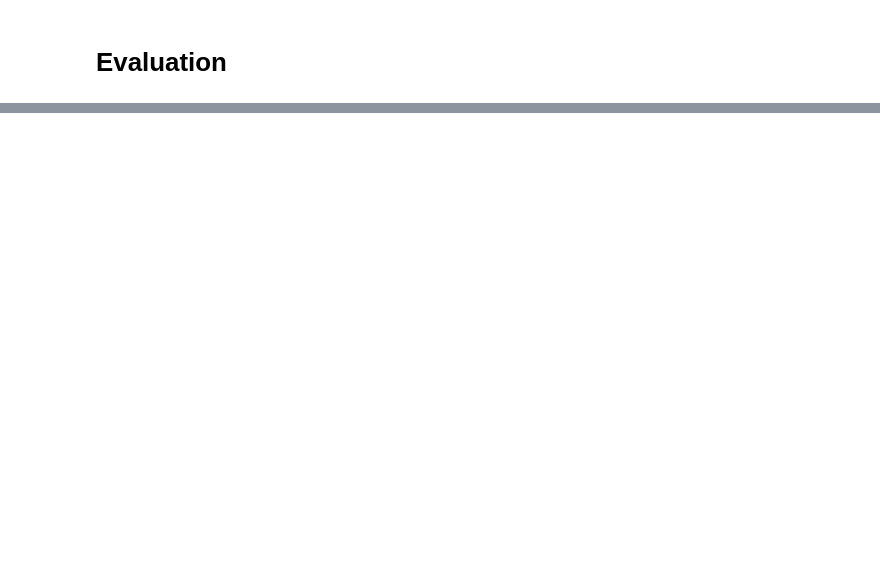
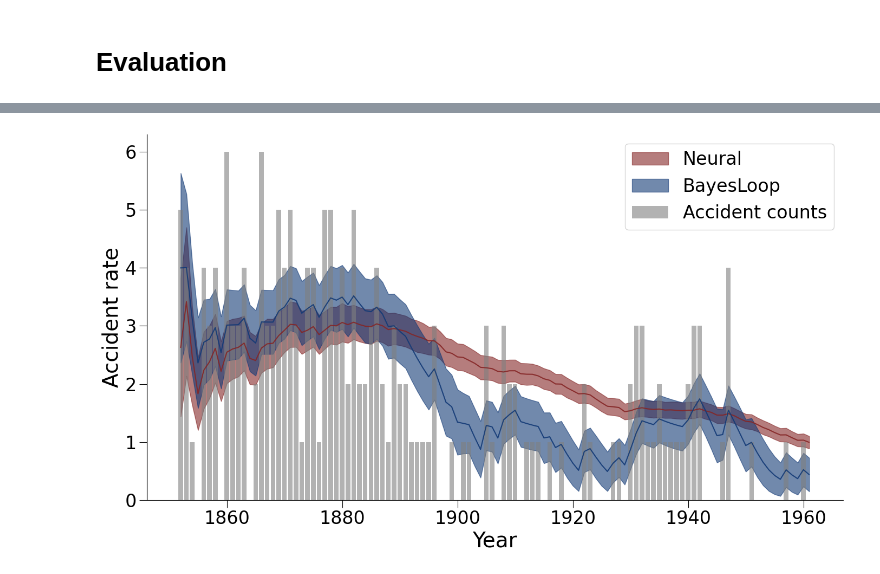
Before and after one commit to bayesflow-org/Neural-Superstatistics, a Jupyter notebook: applications/coal_mining/notebooks/bayesloop_benchmark.ipynb, the cells around one changed output, grey strips where cells are left out. Saved outputs shown, nothing was run; the diff lists cells and outputs as text; code cells hidden in the pictures; blank space fills up the shorter version.

Commit message:
finalized bayesloop benchmark

```diff
--- a/applications/coal_mining/notebooks/bayesloop_benchmark.ipynb
+++ b/applications/coal_mining/notebooks/bayesloop_benchmark.ipynb
@@ -61,4 +61,4 @@ INFO:root:Performing a consistency check with provided components...
          [[{{node gradients/split_1_grad/concat/split_1/split_dim}}]]
 INFO:root:Done.
 # %%
-history = neural_experiment.run(epochs=25, iterations_per_epoch=1000, batch_size=32)
+# history = neural_experiment.run(epochs=25, iterations_per_epoch=1000, batch_size=32)
@@ -93,0 +78,2 @@ bayesloop_history = bayesloop_experiment.run(coal_mining_data)
+# %%
+bl_post_means, bl_post_stds = bayesloop_experiment.run(coal_mining_data)
@@ -94,6 +91,6 @@ bayesloop_history = bayesloop_experiment.run(coal_mining_data)
 # %% [markdown]
 # Evaluation
 # %%
-posterior_samples = experiment.amortizer.sample(
+posterior_samples = neural_experiment.amortizer.sample(
     np.log1p(coal_mining_data["disasters"][None, :, None]), 1000
 )
@@ -101,33 +111,50 @@ posterior_samples = experiment.amortizer.sample(
 local_samples = np.expm1(posterior_samples["local_samples"])
 post_mean = local_samples.mean(axis=0)
 post_std = local_samples.std(axis=0)
+# %%
+EMPIRIC_COLOR = '#1F1F1F'
+NEURAL_COLOR = '#852626'
+COMPARISON_COLOR = '#133a76'
 # %%
 time = coal_mining_data["year"]
 plt.figure(figsize=(14, 8))
-plt.plot(time, post_mean, alpha=0.9, color="maroon")
+plt.plot(time, post_mean, alpha=0.9, color=NEURAL_COLOR)
 plt.fill_between(
     time,
     post_mean + post_std,
     post_mean - post_std,
-    alpha=0.3,
+    alpha=0.6,
     label="Neural",
     edgecolor="none",
-    color="maroon",
+    color=NEURAL_COLOR
+)
+
+plt.plot(time, bl_post_means, alpha=0.9, color=COMPARISON_COLOR)
+plt.fill_between(
+    time,
+    bl_post_means + bl_post_stds,
+    bl_post_means - bl_post_stds,
+    alpha=0.6,
+    label='BayesLoop',
+    edgecolor="none",
+    color=COMPARISON_COLOR
 )
 
 plt.bar(
     time,
     coal_mining_data["disasters"],
     align="center",
     facecolor="gray",
     alpha=0.6,
     label="Accident counts",
 )
 
 plt.ylabel("Accident rate", fontsize=28)
 plt.xlabel("Year", fontsize=28)
 plt.tick_params(axis="both", which="major", length=10, labelsize=24)
 
 plt.legend(fontsize=24)
 sns.despine()
 plt.tight_layout()
+# %% [output]
+[figure, added]
```
Also changed, not shown: parts of 16 cells of this notebook.
